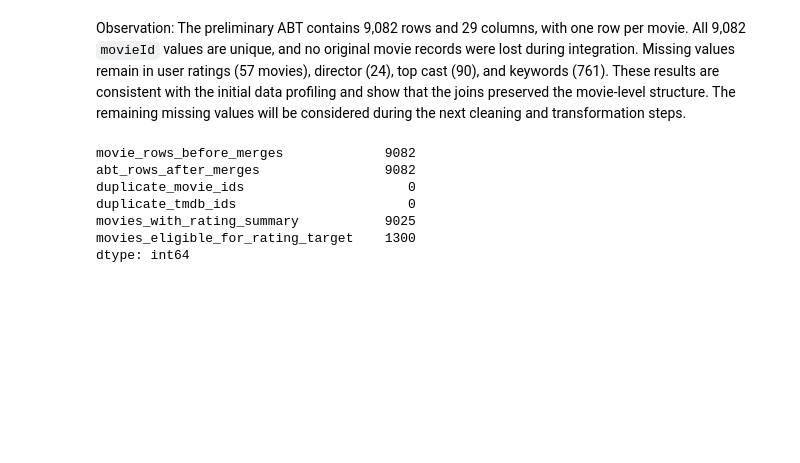
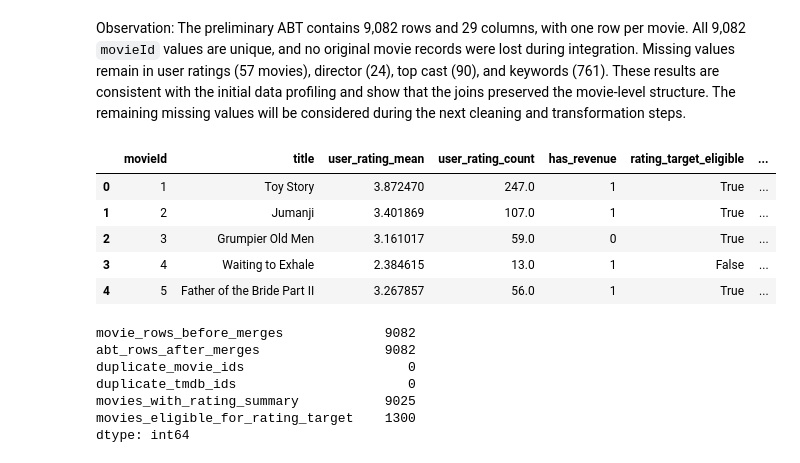
Before and after one commit to kalshaikhli/ban6003-movies-project-Karrar, a Jupyter notebook: notebooks/movies_project_starter.ipynb, the cells around one changed output. Drawn from its saved outputs; the diff is of its cells as text; code cells hidden in the pictures; blank space fills up the shorter version.

```diff
--- a/notebooks/movies_project_starter.ipynb
+++ b/notebooks/movies_project_starter.ipynb
@@ -786,3 +759,37 @@ abt["high_user_rating"] = (
+# %%
+# Karrar note: Day 4 - Create new ABT variables
+# Use the validated ABT from Day 3
+
+abt = abt_step3.copy()
+
+# Identify movies with positive reported revenue
+abt["has_revenue"] = (
+    pd.to_numeric(abt["revenue"], errors="coerce") > 0
+).astype("Int64")
+
+# Identify movies with at least 20 ratings
+abt["rating_target_eligible"] = abt["user_rating_count"].ge(20)
+
+# Create preliminary high-rating target
+# Movies with fewer than 20 ratings remain undefined
+abt["high_user_rating"] = (
+    abt["user_rating_mean"].ge(3.75)
+    .where(abt["rating_target_eligible"])
+    .astype("Int64")
+)
+
+display(abt[
+    ["movieId", "title", "user_rating_mean",
+     "user_rating_count", "has_revenue",
+     "rating_target_eligible", "high_user_rating"]
+].head())
+# %% [output]
+|  | movieId | title | user_rating_mean | user_rating_count | has_revenue | rating_target_eligible | ... |
+| 0 | 1 | Toy Story | 3.872470 | 247.0 | 1 | True | ... |
+| 1 | 2 | Jumanji | 3.401869 | 107.0 | 1 | True | ... |
+| 2 | 3 | Grumpier Old Men | 3.161017 | 59.0 | 0 | True | ... |
+| 3 | 4 | Waiting to Exhale | 2.384615 | 13.0 | 1 | False | ... |
+| 4 | 5 | Father of the Bride Part II | 3.267857 | 56.0 | 1 | True | ... |
 # %%
 abt_validation = pd.Series({
     "movie_rows_before_merges": len(movies),
```
Also changed, not shown: parts of 2 cells of this notebook.
